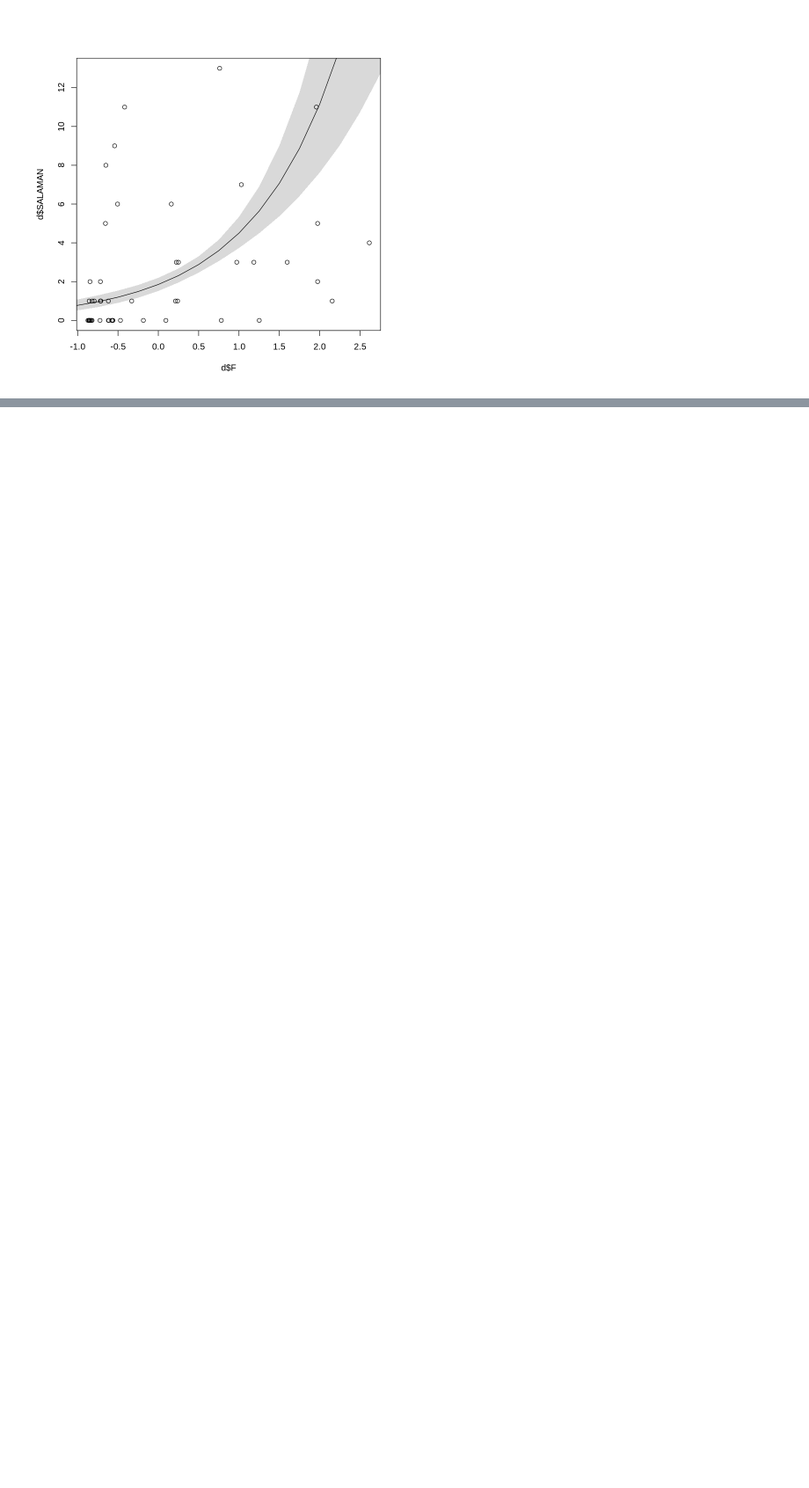
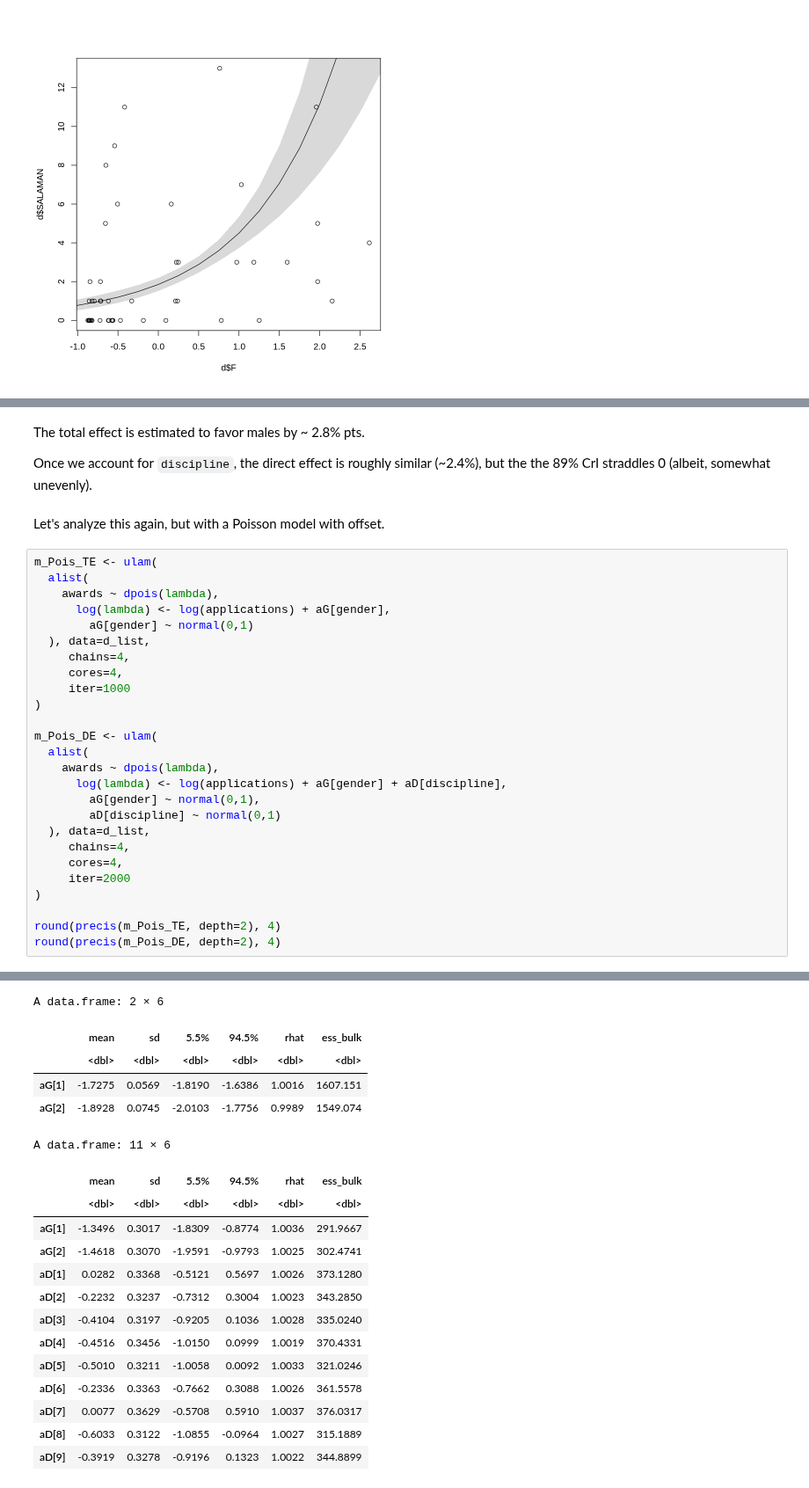
Before and after one commit to nicklausmillican/StatisticalRethinkingIISolutions, a Jupyter notebook: StatisticalRethinkingSolutions2_Ch11.ipynb, the cells around one changed output, grey strips where cells are left out. Shown at 88% size. Drawn from its saved outputs; the diff is of its cells as text; blank space fills up the shorter version.

```diff
--- a/StatisticalRethinkingSolutions2_Ch11.ipynb
+++ b/StatisticalRethinkingSolutions2_Ch11.ipynb
@@ -1216,0 +1339,33 @@ shade(sim_PI2, F_seq)
+# %% [markdown]
+The total effect is estimated to favor males by ~ 2.8% pts.
+
+Once we account for `discipline`, the direct effect is roughly similar (~2.4%), but the the 89% CrI straddles 0 (albeit, somewhat unevenly).
+# %% [markdown]
+Let's analyze this again, but with a Poisson model with offset.
+# %%
+m_Pois_TE <- ulam(
+  alist(
+    awards ~ dpois(lambda),
+      log(lambda) <- log(applications) + aG[gender],
+        aG[gender] ~ normal(0,1)
+  ), data=d_list,
+     chains=4,
+     cores=4,
+     iter=1000
+)
+
+m_Pois_DE <- ulam(
+  alist(
+    awards ~ dpois(lambda),
+      log(lambda) <- log(applications) + aG[gender] + aD[discipline],
+        aG[gender] ~ normal(0,1),
+        aD[discipline] ~ normal(0,1)
+  ), data=d_list,
+     chains=4,
+     cores=4,
+     iter=2000
+)
+
+round(precis(m_Pois_TE, depth=2), 4)
+round(precis(m_Pois_DE, depth=2), 4)
+# %% [output]
@@ -1216,0 +1389,19 @@ shade(sim_PI2, F_seq)
+A data.frame: 2 × 6
+|  | mean | sd | 5.5% | 94.5% | rhat | ess_bulk |
+|  | <dbl> | <dbl> | <dbl> | <dbl> | <dbl> | <dbl> |
+| aG[1] | -1.7275 | 0.0569 | -1.8190 | -1.6386 | 1.0016 | 1607.151 |
+| aG[2] | -1.8928 | 0.0745 | -2.0103 | -1.7756 | 0.9989 | 1549.074 |
+A data.frame: 11 × 6
+|  | mean | sd | 5.5% | 94.5% | rhat | ess_bulk |
+|  | <dbl> | <dbl> | <dbl> | <dbl> | <dbl> | <dbl> |
+| aG[1] | -1.3496 | 0.3017 | -1.8309 | -0.8774 | 1.0036 | 291.9667 |
+| aG[2] | -1.4618 | 0.3070 | -1.9591 | -0.9793 | 1.0025 | 302.4741 |
+| aD[1] | 0.0282 | 0.3368 | -0.5121 | 0.5697 | 1.0026 | 373.1280 |
+| aD[2] | -0.2232 | 0.3237 | -0.7312 | 0.3004 | 1.0023 | 343.2850 |
+| aD[3] | -0.4104 | 0.3197 | -0.9205 | 0.1036 | 1.0028 | 335.0240 |
+| aD[4] | -0.4516 | 0.3456 | -1.0150 | 0.0999 | 1.0019 | 370.4331 |
+| aD[5] | -0.5010 | 0.3211 | -1.0058 | 0.0092 | 1.0033 | 321.0246 |
+| aD[6] | -0.2336 | 0.3363 | -0.7662 | 0.3088 | 1.0026 | 361.5578 |
+| aD[7] | 0.0077 | 0.3629 | -0.5708 | 0.5910 | 1.0037 | 376.0317 |
+| aD[8] | -0.6033 | 0.3122 | -1.0855 | -0.0964 | 1.0027 | 315.1889 |
+| aD[9] | -0.3919 | 0.3278 | -0.9196 | 0.1323 | 1.0022 | 344.8899 |
```
Also changed, not shown: parts of 15 cells of this notebook.
